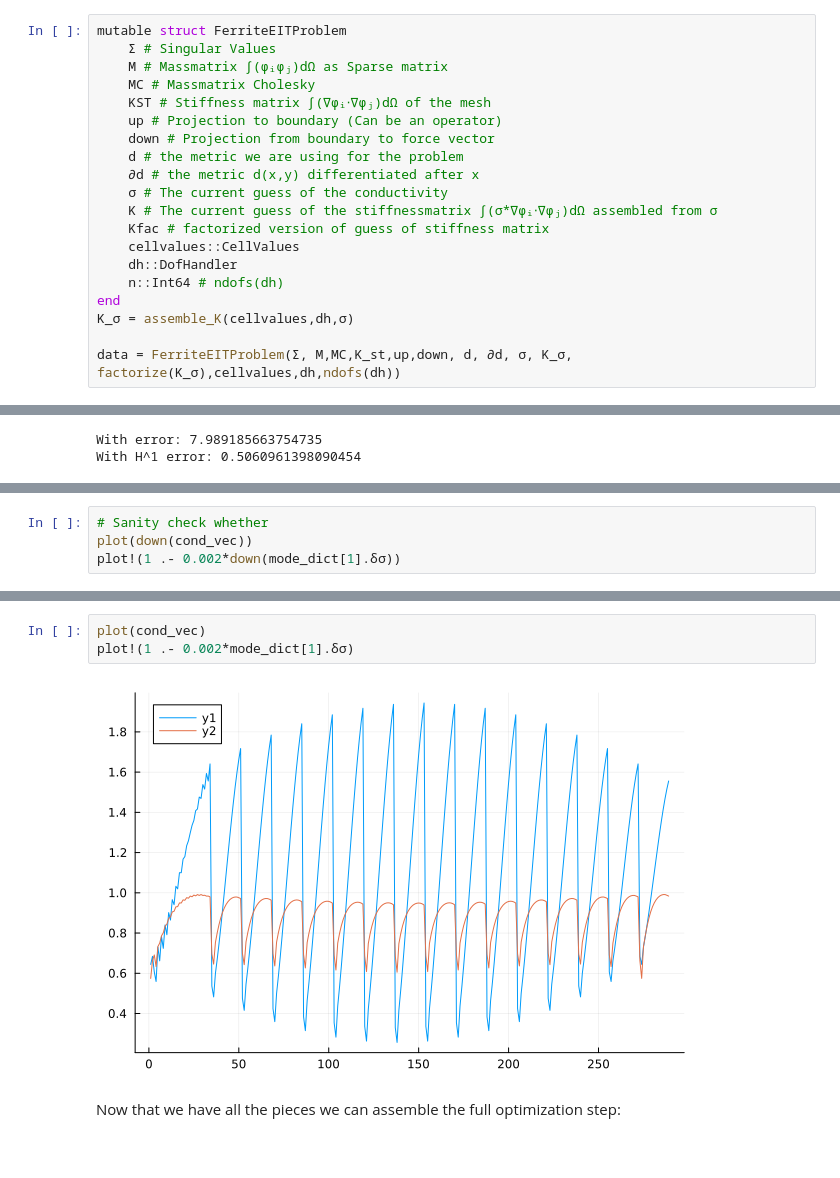
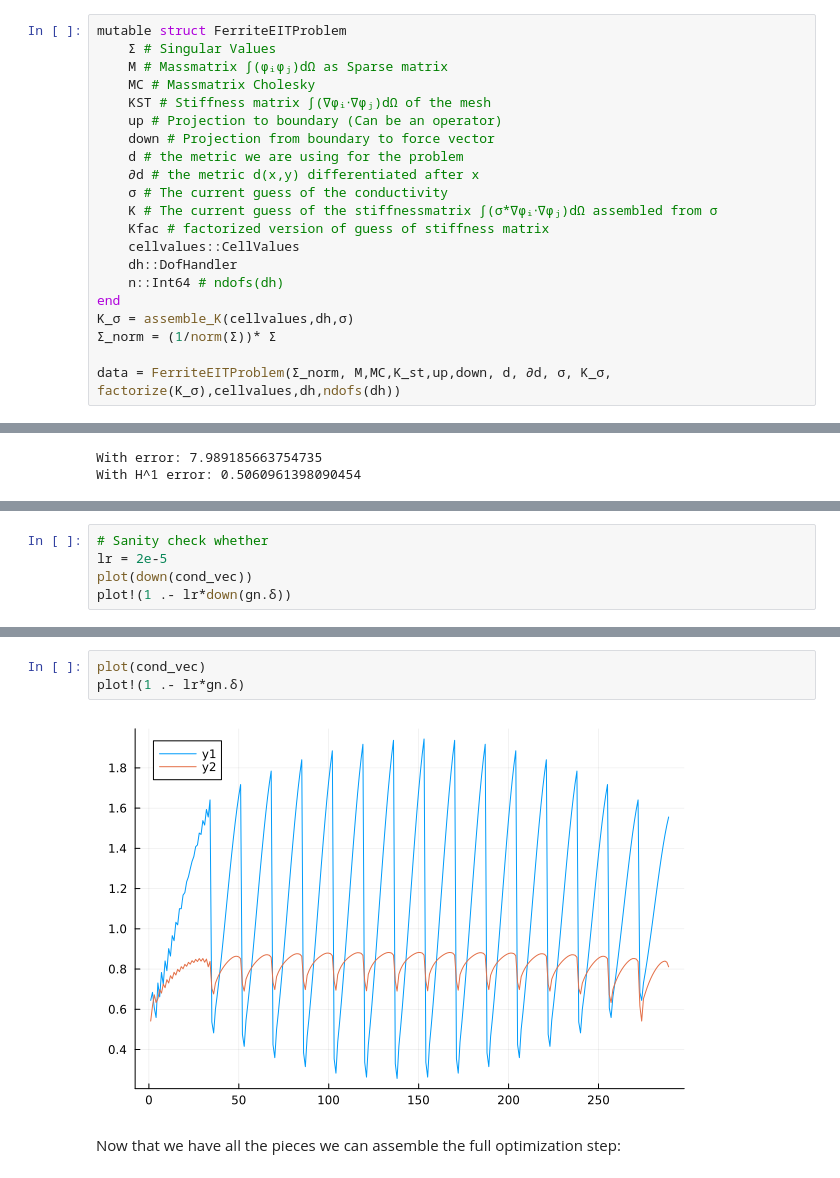
Before and after one commit to DanielBoigk/EITwithTV, a Jupyter notebook: EITwithTV.ipynb, the cells around one changed output, grey strips where cells are left out. Saved outputs shown, nothing was run; the diff lists cells and outputs as text.

```diff
--- a/EITwithTV.ipynb
+++ b/EITwithTV.ipynb
@@ -526,6 +529,7 @@ mutable struct FerriteEITProblem
     n::Int64 # ndofs(dh)
 end
 K_σ = assemble_K(cellvalues,dh,σ)
+Σ_norm = (1/norm(Σ))* Σ
 
-data = FerriteEITProblem(Σ, M,MC,K_st,up,down, d, ∂d, σ, K_σ, factorize(K_σ),cellvalues,dh,ndofs(dh))
+data = FerriteEITProblem(Σ_norm, M,MC,K_st,up,down, d, ∂d, σ, K_σ, factorize(K_σ),cellvalues,dh,ndofs(dh))
 # %% [output]
@@ -714,5 +719,6 @@ With H^1 error: 0.5060961398090454
 # %%
 # Sanity check whether
+lr = 2e-5
 plot(down(cond_vec))
-plot!(1 .- 0.002*down(mode_dict[1].δσ))
+plot!(1 .- lr*down(gn.δ))
 # %% [output]
@@ -720,8 +726,8 @@ plot!(1 .- 0.002*down(mode_dict[1].δσ))
 # %%
 plot(cond_vec)
-plot!(1 .- 0.002*mode_dict[1].δσ)
+plot!(1 .- lr*gn.δ)
 # %% [output]
-[figure, old version]
+[figure, new version]
 # %% [markdown]
 Now that we have all the pieces we can assemble the full optimization step:
 # %%
```
Also changed, not shown: parts of 10 cells of this notebook.
